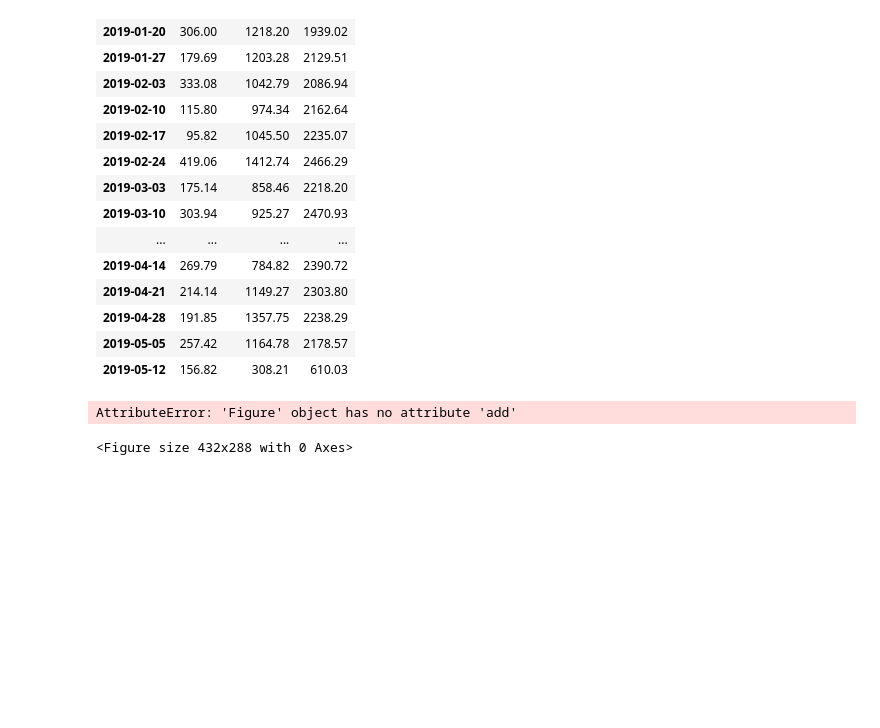
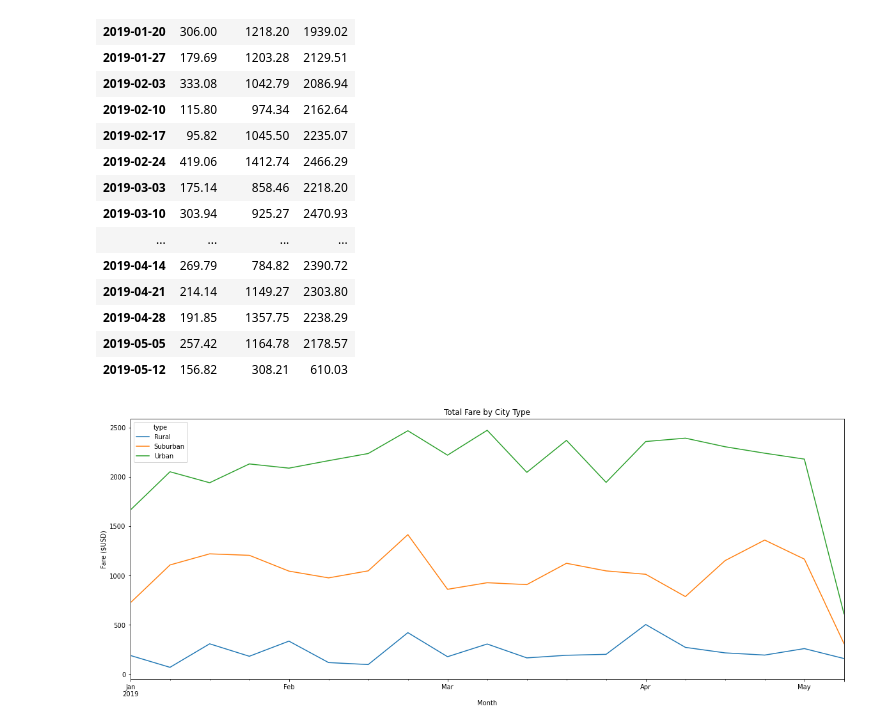
Before and after one commit to jricebae19/pyber_analysis, a Jupyter notebook: PyBer_Challenge.ipynb, the cells around one changed output. Saved outputs shown, nothing was run; the diff lists cells and outputs as text; code cells hidden in the pictures; blank space fills up the shorter version.

```diff
--- a/PyBer_Challenge.ipynb
+++ b/PyBer_Challenge.ipynb
@@ -238,13 +238,20 @@ fare_by_date_type_df_re
 | 2019-05-12 | 156.82 | 308.21 | 610.03 |
 # %%
 # 16. Using the object-oriented interface method, plot the resample DataFrame using the df.plot() function.
+ax = fare_by_date_type_df_re.plot(figsize=(20, 7.5))
 
+ax.set_title("Total Fare by City Type")
+ax.set_ylabel("Fare ($USD)")
+ax.set_xlabel("Month")
+
+plt.savefig("analysis/PyBer_fare_summary.png")
+
+plt.show()
 
 # Import the style from Matplotlib.
 from matplotlib import style
 
 # Use the graph style fivethirtyeight.
 style.use('fivethirtyeight')
 # %% [output]
-AttributeError: 'Figure' object has no attribute 'add'
-<Figure size 432x288 with 0 Axes>
+[figure, added]
```
Also changed, not shown: 1 other file.
